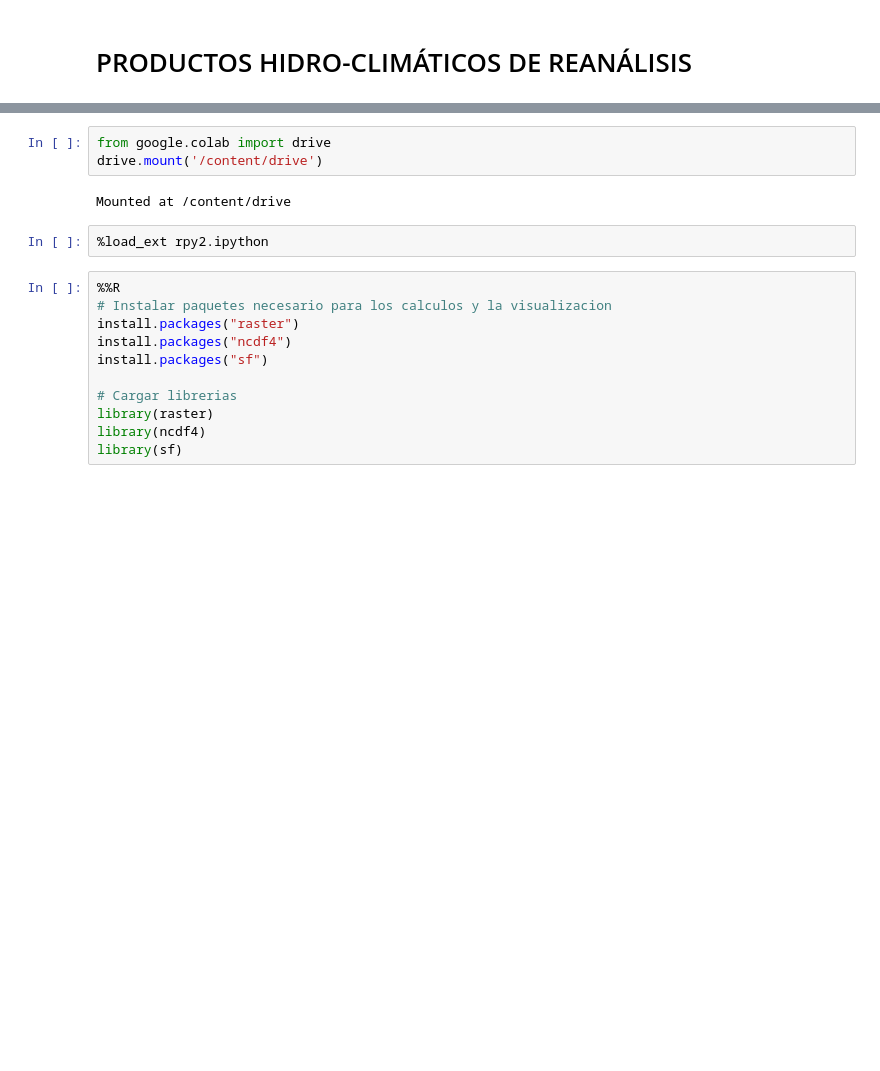
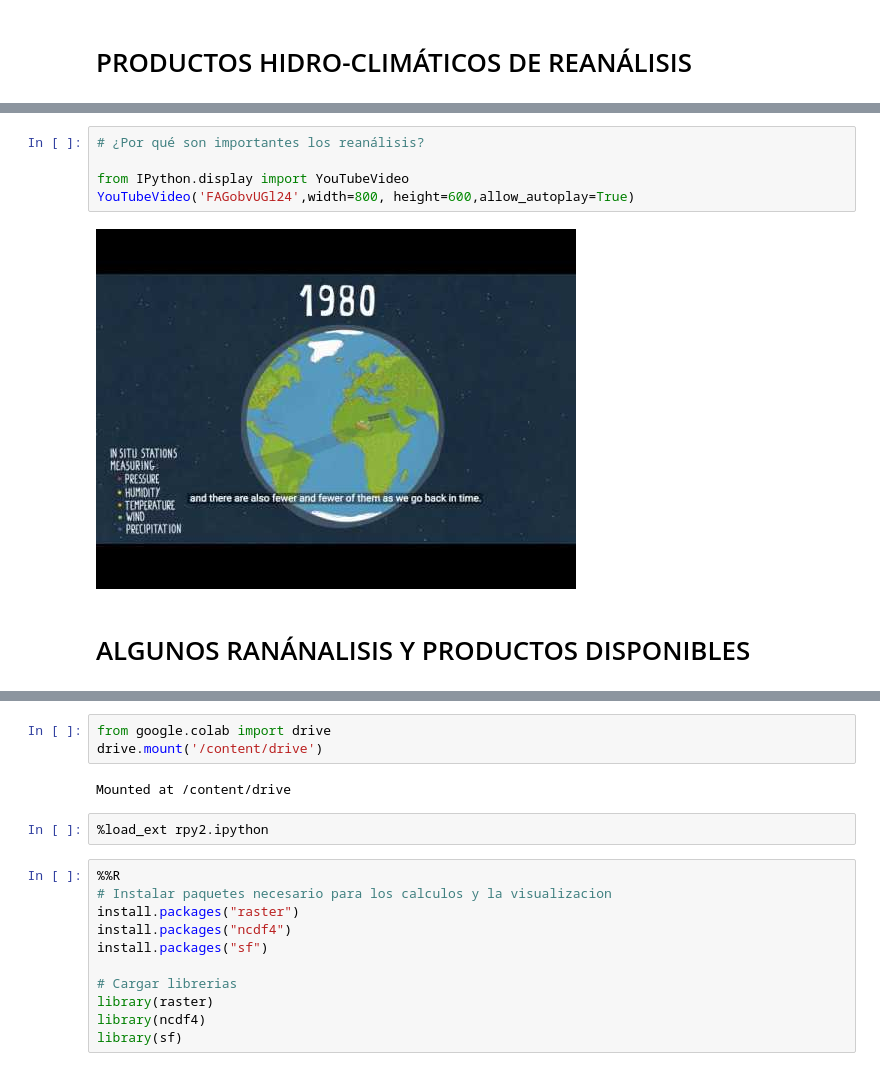
Before and after one commit to sei-latam/peru-web-training-2024, a Jupyter notebook: Notebooks/Introduccion_modelos_gestion.ipynb, the cells around one changed output, grey strips where cells are left out. Cells and saved outputs as stored; diff of their text form; blank space fills up the shorter version.

```diff
--- a/Notebooks/Introduccion_modelos_gestion.ipynb
+++ b/Notebooks/Introduccion_modelos_gestion.ipynb
@@ -25,3 +25,12 @@ Los datos de reanálisis proporcionan la imagen más completa posible del clima
 Para comprender el cambio climático y los fenómenos meteorológicos extremos actuales, es importante contar con observaciones del sistema terrestre que se remonten lo más atrás posible en el tiempo. Sin embargo, las observaciones o mediciones hidroclimáticas siempre han estado distribuidas de manera desigual y conllevan errores. Incluso en la era de los satélites, las observaciones por sí solas no pueden proporcionar **una imagen completa y precisa** del estado del sistema terrestre en todo el mundo en un momento determinado. Los reanálisis llenan los vacíos en el registro de observaciones y lo hacen de una manera que es consistente en el tiempo, minimizando así cualquier señal falsa de cambio.
 
 <img src="https://drive.google.com/uc?export=view&id=1Mtw34404KM7Z5qd2XptBNGfeomoVr6qy" alt="Drawing"  width="500" style="width: 100px;"/>
+# %%
+# ¿Por qué son importantes los reanálisis?
+
+from IPython.display import YouTubeVideo
+YouTubeVideo('FAGobvUGl24',width=800, height=600,allow_autoplay=True)
+# %% [output]
+[figure, added]
+# %% [markdown]
+# ALGUNOS RANÁNALISIS Y PRODUCTOS DISPONIBLES
```
Also changed, not shown: parts of 10 cells of this notebook.
